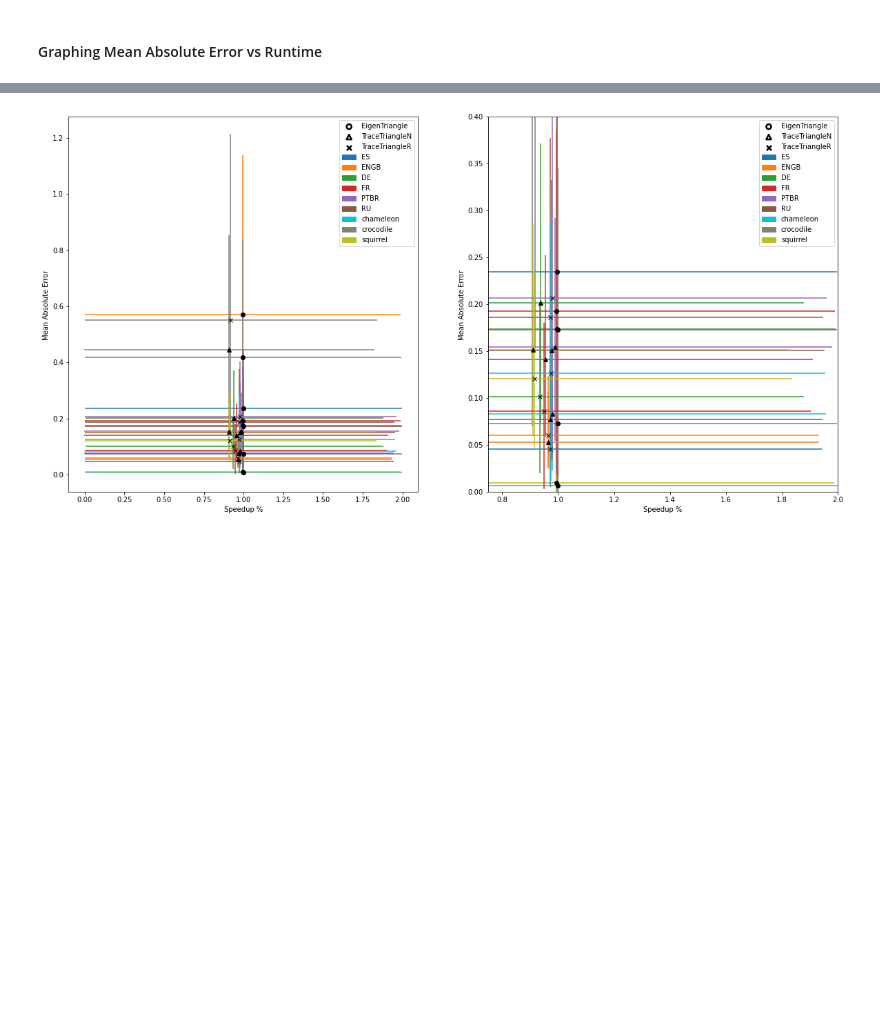
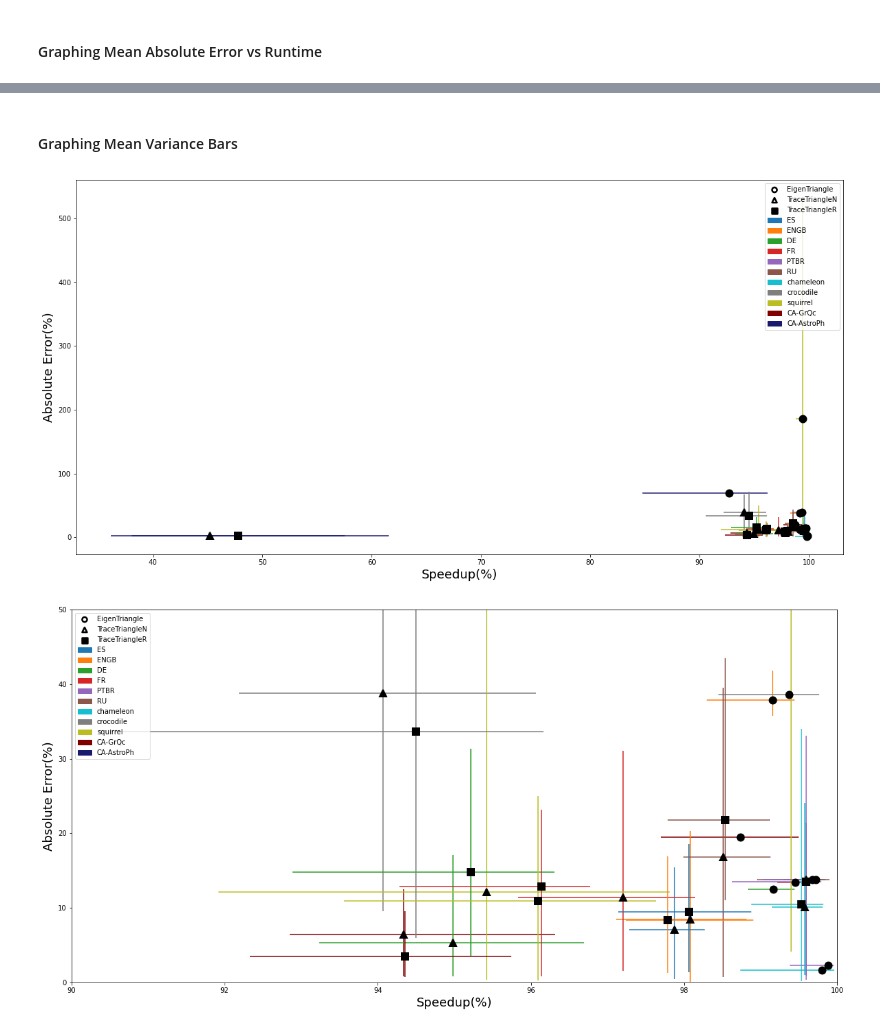
Before and after one commit to Alfriadox/mlo-proj-f2020, a Jupyter notebook: Graphing.ipynb, the cells around one changed output, grey strips where cells are left out. Cells and saved outputs as stored; diff of their text form; code cells hidden in the pictures; blank space fills up the shorter version.

```diff
--- a/Graphing.ipynb
+++ b/Graphing.ipynb
@@ -106,12 +115,9 @@ for ds_path,ds_group in grouped_alg[grouped_alg.alg_name!="SpectralCount"].group
     for alg_name, alg_group in ds_group.groupby("alg_name"):
 
         # select the marker and set face and edge color accordingly
-        marker = "o" if alg_name == "EigenTriangle" else "^"
+        marker = "o" if alg_name=="EigenTriangle" else ("s" if alg_name=="TraceTriangleR" else "^")
         facecolor="none"
         edgecolors=color
-        if alg_name == "TraceTriangleN":
-            marker = "x"
-            facecolor = color
 
         # Graph the points with the correct marker and colors.
         ax[0].scatter(alg_group["runtime"],alg_group["abs_error"],color=color,marker=marker, facecolor=facecolor,edgecolors=edgecolors,s=50,lw=2.5)
@@ -123,7 +129,7 @@ def makeLegendHandlers(ax_index):
             # ax.scatter retuens an artist for the markers to be used in the legend
             ax[ax_index].scatter([],[],marker="o",facecolor="none",edgecolor="k",s=50,lw=2.5),
             ax[ax_index].scatter([],[],marker="^",facecolor="none",edgecolor="k",s=50,lw=2.5),
-            ax[ax_index].scatter([],[],marker="x",facecolor="k",edgecolor="k",s=50,lw=2.5),
+            ax[ax_index].scatter([],[],marker="s",facecolor="k",edgecolor="k",s=50,lw=2.5),
         ]
 ax_one_legend= makeLegendHandlers(0)
 ax_two_legend= makeLegendHandlers(1)
@@ -154,4 +160,10 @@ ax[1].legend(ax_two_legend,legend_labels)
 
 # Save the figure
 fig.savefig(os.path.join(GRAPH_OUT_PATH, "accvsrun.png"),facecolor="white")
+ax[0].set_ylim([0,75])
+ax[0].set_xlim([0,1e6])
+ax[1].set_ylim([0,50])
+ax[1].set_xlim([90,100])
+
+fig.savefig(os.path.join(GRAPH_OUT_PATH, "accvsrunZOOOOOOOOOOOOOOOOOM.png"),facecolor="white")
 # %% [output]
@@ -159,31 +171,43 @@ fig.savefig(os.path.join(GRAPH_OUT_PATH, "accvsrun.png"),facecolor="white")
+# %% [markdown]
+#### Graphing Mean Variance Bars
 # %%
-# Groupby the alg_name and the ds name. Then select only runtime and result
-# var_results  = df.groupby(["alg_name", "ds_path"])[["runtime_mircosecs", "result"]]
+# Group the variance results
+var_results = df[df.alg_name!="SpectralCount"].groupby(["alg_name","ds_path"])[["abs_error","pct_speedup","runtime"]]
+fig, ax = plt.subplots(1,figsize=(20,10))
+fig2, ax2 = plt.subplots(1,figsize=(20,10))
 
-# Reset the index so alg_name and ds_path become their own columns.
-var_results = df[df.alg_name!="SpectralCount"].groupby(["alg_name","ds_path"])[["abs_error","pct_speedup"]]
-fig, ax = plt.subplots(1,2,figsize=(20,10))
-x_val = 0
-def getBoxError(data):
-    return np.array([[np.percentile(data,40)],[np.percentile(data,60)]])
+# Helper functions
+def getBoxError(data, mean_val):
+    return np.array([[mean_val-np.min(data)],[np.max(data)-mean_val]])
 
+# Loop through
 for alg_name,alg_df in var_results:
+    # Get the error and calculate the mean
     errors = alg_df["abs_error"]
+    mean_errors = np.mean(errors)
+    # Get the speedup and calculate the mean
     pct_speedups = alg_df["pct_speedup"]
+    mean_speed = np.mean(pct_speedups)
+
+    # Set the colors and graph
     e_color = colors[alg_name[1]]
-    marker = "o" if alg_name[0]=="EigenTriangle" else ("x" if alg_name[0]=="TraceTriangleR" else "^")
-    ax[0].errorbar(np.mean(pct_speedups),np.mean(errors),fmt="ok",yerr=getBoxError(errors),xerr=getBoxError(pct_speedups),ecolor=e_color,marker=marker)
+    marker = "o" if alg_name[0]=="EigenTriangle" else ("s" if alg_name[0]=="TraceTriangleR" else "^")
+    ax.errorbar(mean_speed,mean_errors,fmt="-k",xerr=getBoxError(pct_speedups,mean_speed),yerr=getBoxError(errors,mean_errors),ecolor=e_color,
+                marker=marker,markeredgewidth=2,markersize=10)
+    ax2.errorbar(mean_speed,mean_errors,fmt="-k",xerr=getBoxError(pct_speedups,mean_speed),yerr=getBoxError(errors,mean_errors),ecolor=e_color,
+                marker=marker,markeredgewidth=2,markersize=10)
 
-    ax[1].errorbar(np.mean(pct_speedups),np.mean(errors),fmt="ok",yerr=getBoxError(errors),xerr=getBoxError(pct_speedups),ecolor=e_color,marker=marker)
-ax[0].set_xlabel("Speedup %")
-ax[0].set_ylabel("Mean Absolute Error ")
-ax[0].legend(ax_one_legend,legend_labels)
-ax[1].set_xlabel("Speedup %")
-ax[1].set_ylabel("Mean Absolute Error ")
-ax[1].legend(ax_one_legend,legend_labels)
-ax[1].set_xlim([.75,2.0])
-ax[1].set_ylim([0,.4])
-# var_results["results"] =
+# Create label for axis and add the legends
+ax.set_xlabel("Speedup(%)")
+ax.set_ylabel("Absolute Error(%)")
+ax.legend(ax_one_legend,legend_labels)
+ax2.set_xlabel("Speedup(%)")
+ax2.set_ylabel("Absolute Error(%)")
+ax2.legend(ax_one_legend,legend_labels)
+ax2.set_ylim([0,50])
+ax2.set_xlim([90,100])
 fig.savefig(os.path.join(GRAPH_OUT_PATH, "varbars.png"),facecolor="white")
+fig2.savefig(os.path.join(GRAPH_OUT_PATH, "varbarsZOOOOOOOOOOOM.png"),facecolor="white")
 # %% [output]
-[figure, old version]
+[figure, new version]
+[figure, added]
```
Also changed, not shown: parts of 7 cells of this notebook, 6 other files.
